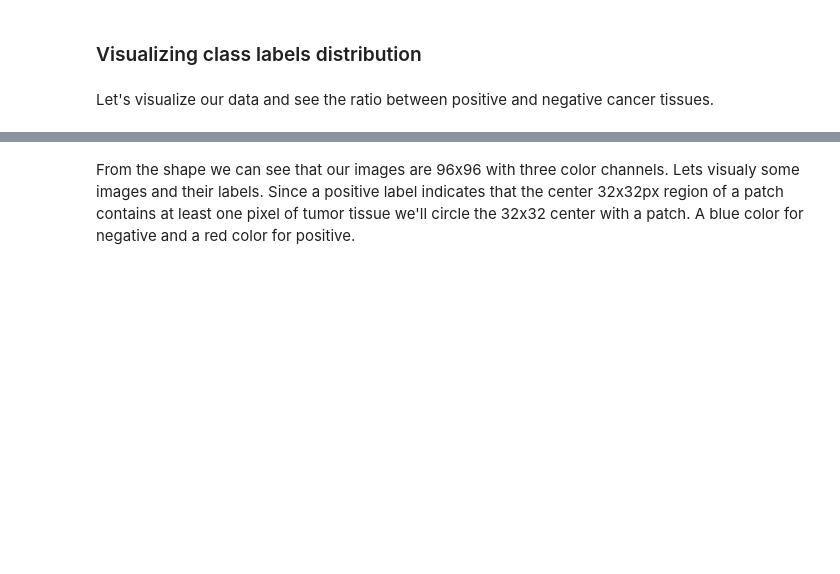
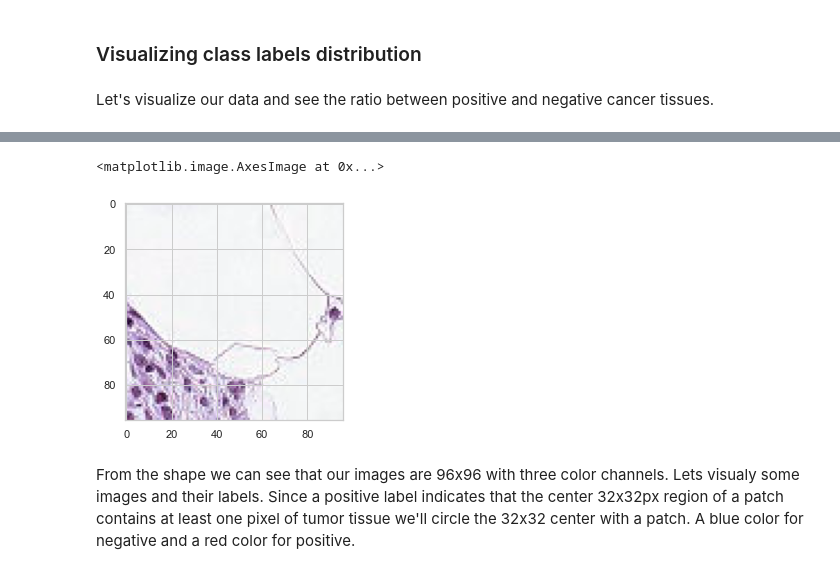
Before and after one commit to alexakh95/datasciense-uni-project, a Jupyter notebook: notebooks/histopathologic_cancer_detection/project.ipynb, the cells around one changed output, grey strips where cells are left out. Drawn from its saved outputs; the diff is of its cells as text; code cells hidden in the pictures; blank space fills up the shorter version.

```diff
--- a/notebooks/histopathologic_cancer_detection/project.ipynb
+++ b/notebooks/histopathologic_cancer_detection/project.ipynb
@@ -327,3 +233,8 @@ img.shape
+# %%
+plt.imshow(full_data_pd['image'].iloc[0])
+# %% [output]
+<matplotlib.image.AxesImage at 0x...>
+[figure, added]
 # %% [markdown]
 From the shape we can see that our images are 96x96 with three color channels. Lets visualy some images and their labels. Since a positive label indicates that the center 32x32px region of a patch contains at least one pixel of tumor tissue we'll circle the 32x32 center with a patch. A blue color for negative and a red color for positive.
 # %%
```
Also changed, not shown: parts of 78 cells of this notebook.
